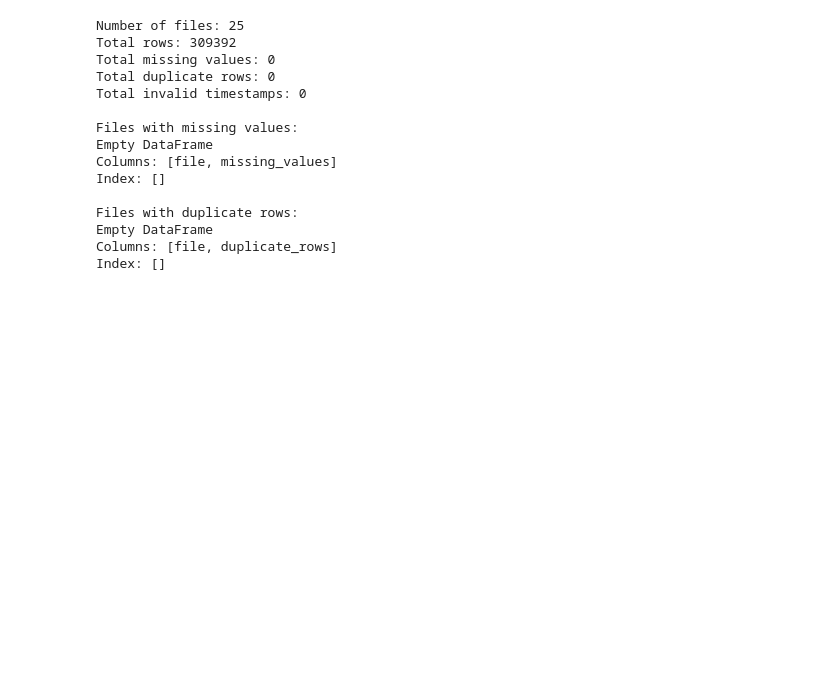
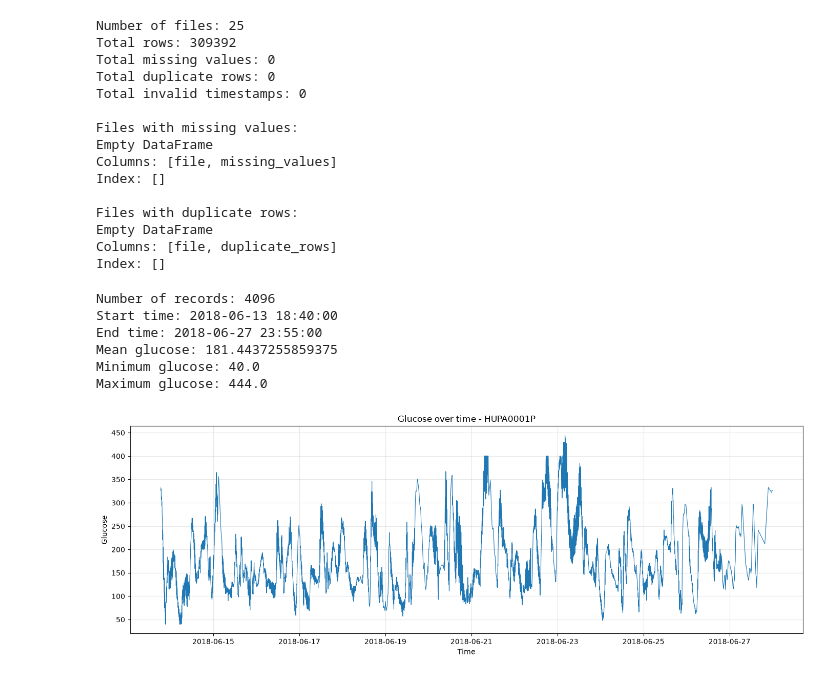
Before and after one commit to i4444i4444/diabetes-cgm-analysis, a Jupyter notebook: notebooks/01_data_exploration.ipynb, the cells around one changed output. Cells and saved outputs as stored; diff of their text form; code cells hidden in the pictures; blank space fills up the shorter version.

Commit message:
feat: add initial glucose exploratory analysis

```diff
--- a/notebooks/01_data_exploration.ipynb
+++ b/notebooks/01_data_exploration.ipynb
@@ -272,3 +272,40 @@ Files with duplicate rows:
 Empty DataFrame
 Columns: [file, duplicate_rows]
 Index: []
+# %%
+import pandas as pd
+import matplotlib.pyplot as plt
+
+file_path = "../data/raw/HUPA0001P.csv"
+
+df = pd.read_csv(file_path, sep=";")
+
+df["time"] = pd.to_datetime(df["time"], errors="coerce")
+
+print("Number of records:", len(df))
+print("Start time:", df["time"].min())
+print("End time:", df["time"].max())
+print("Mean glucose:", df["glucose"].mean())
+print("Minimum glucose:", df["glucose"].min())
+print("Maximum glucose:", df["glucose"].max())
+# %% [output]
+Number of records: 4096
+Start time: 2018-06-13 18:40:00
+End time: 2018-06-27 23:55:00
+Mean glucose: 181.4437255859375
+Minimum glucose: 40.0
+Maximum glucose: 444.0
+# %%
+plt.figure(figsize=(14, 5))
+
+plt.plot(df["time"], df["glucose"], linewidth=0.8)
+
+plt.title("Glucose over time - HUPA0001P")
+plt.xlabel("Time")
+plt.ylabel("Glucose")
+plt.grid(True, alpha=0.3)
+plt.tight_layout()
+
+plt.show()
+# %% [output]
+[figure, added]
```
Also changed, not shown: parts of 3 cells of this notebook.
